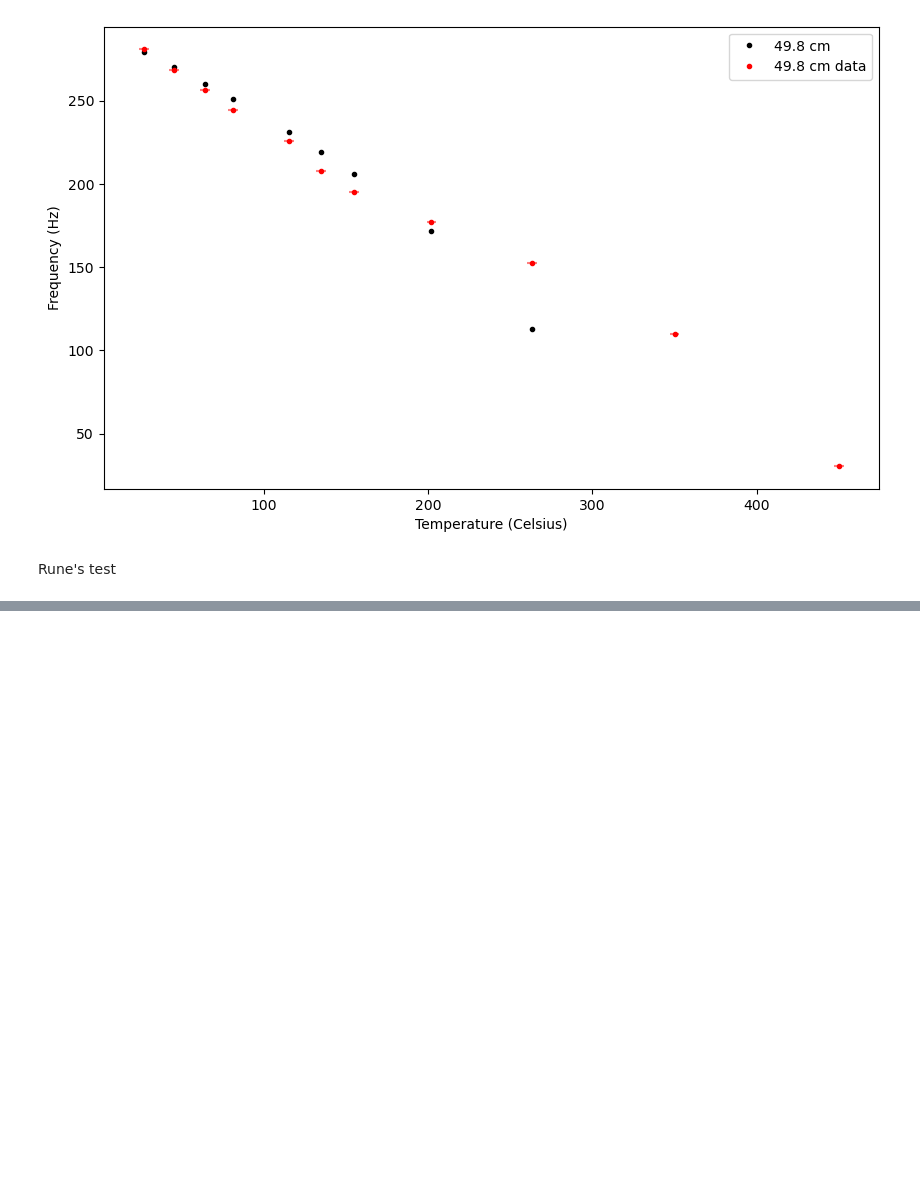
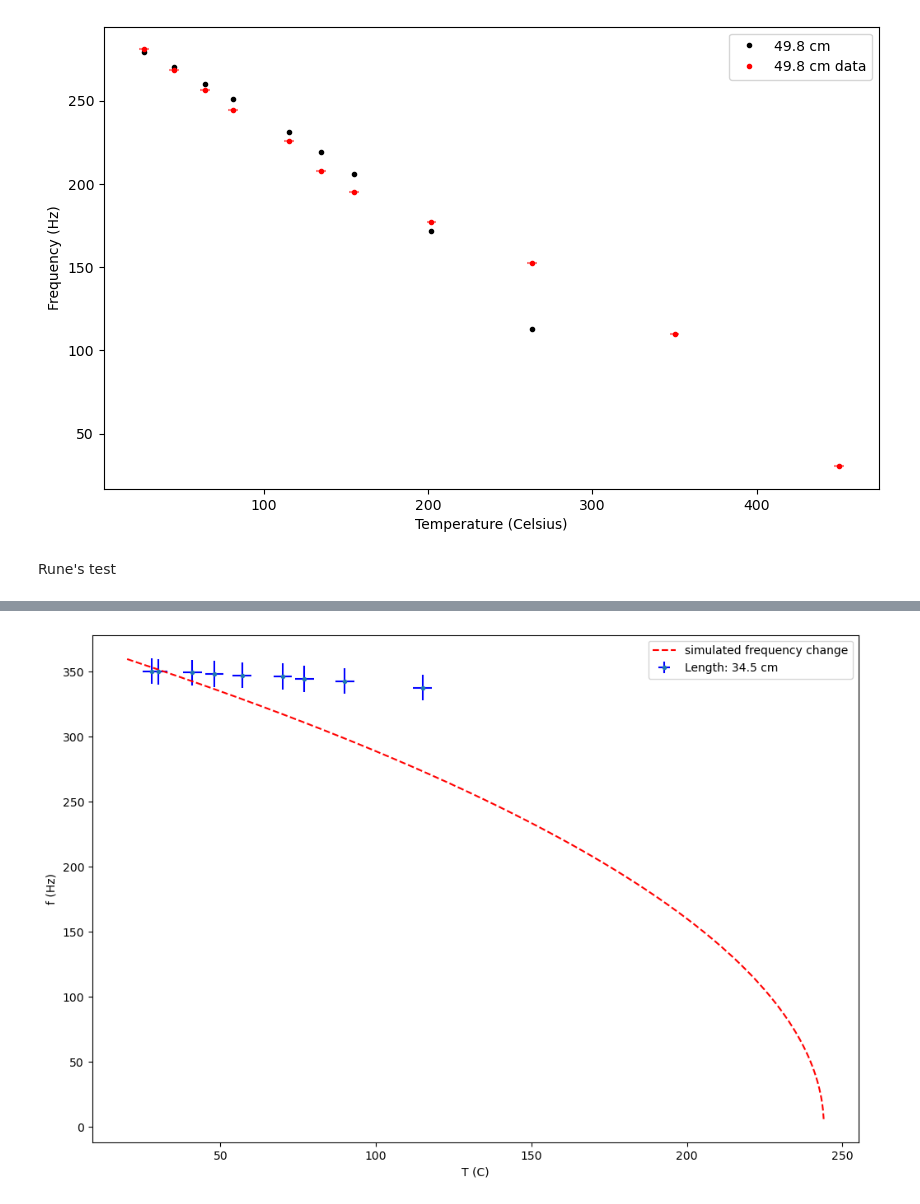
Before and after one commit to AlejandroJean1/Onderzoekspracticum-TN2, a Jupyter notebook: Data Analyse.ipynb, the cells around one changed output, grey strips where cells are left out. Drawn from its saved outputs; the diff is of its cells as text; code cells hidden in the pictures; blank space fills up the shorter version.

```diff
--- a/Data Analyse.ipynb
+++ b/Data Analyse.ipynb
@@ -254,0 +256,48 @@ plt.show()
+# %%
+t0 = 104 #N
+di = 7900 #kg/m^3
+r = 0.0005/2 #m
+u_r = 0.0001 #m
+opp_oud = np.pi*r**2
+mu = di*opp_oud #kg/m
+# 0.1 mm diameter voor 22.5, 49.8
+
+alpha_V = 32.4*(10**-6) #Thermal expansion coefficient in respect to volume K^-1
+alpha_L = 10.8*(10**-6)  #Thermal expansion coefficient in respect to length K^-1
+V = 1
+E = 200*(10**9)
+def frequentieF(l,T,mu,opp):
+    t = t0 - E * alpha_L * T * opp
+    v = np.sqrt(t/mu)
+    return (1*v/(2*l))
+
+lijn = 0.345
+simT345 = np.linspace(20,250,1000)
+calc_freq = np.array([])
+for i in simT345:
+    deltaT= i - 27
+    delta_r = r*deltaT*alpha_L
+    new_r = r + delta_r
+    new_opp = np.pi*new_r**2
+    V_change = alpha_V*deltaT*V
+    NewV = V_change + V
+    New_di = di/NewV
+    New_mu = New_di*new_opp
+    new_freq = frequentieF(lijn,i,New_mu,new_opp)
+    calc_freq = np.append(calc_freq,new_freq)
+
+Temp345 = np.array([28, 30, 41, 48, 57, 70, 77, 90, 115]) # Celsius
+u_Temp345 = 3
+eigen_f345 = np.array([350.4, 349.9, 349.2, 348.2, 347.2, 346.4, 344.5, 342.7 ,337.7]) # Hz
+u_f345 = 10
+
+plt.figure(figsize=[12, 8])
+plt.errorbar(Temp345, eigen_f345, yerr=u_f345, xerr=u_Temp345, fmt='.', ecolor='blue',  label="Length: 34.5 cm")
+plt.plot(simT345, calc_freq, "r--", label="simulated frequency change")
+
+plt.xlabel("T (C)")
+plt.ylabel("f (Hz)")
+plt.legend()
+plt.show()
+# %% [output]
+[figure, added]
```
Also changed, not shown: parts of 3 cells of this notebook.
